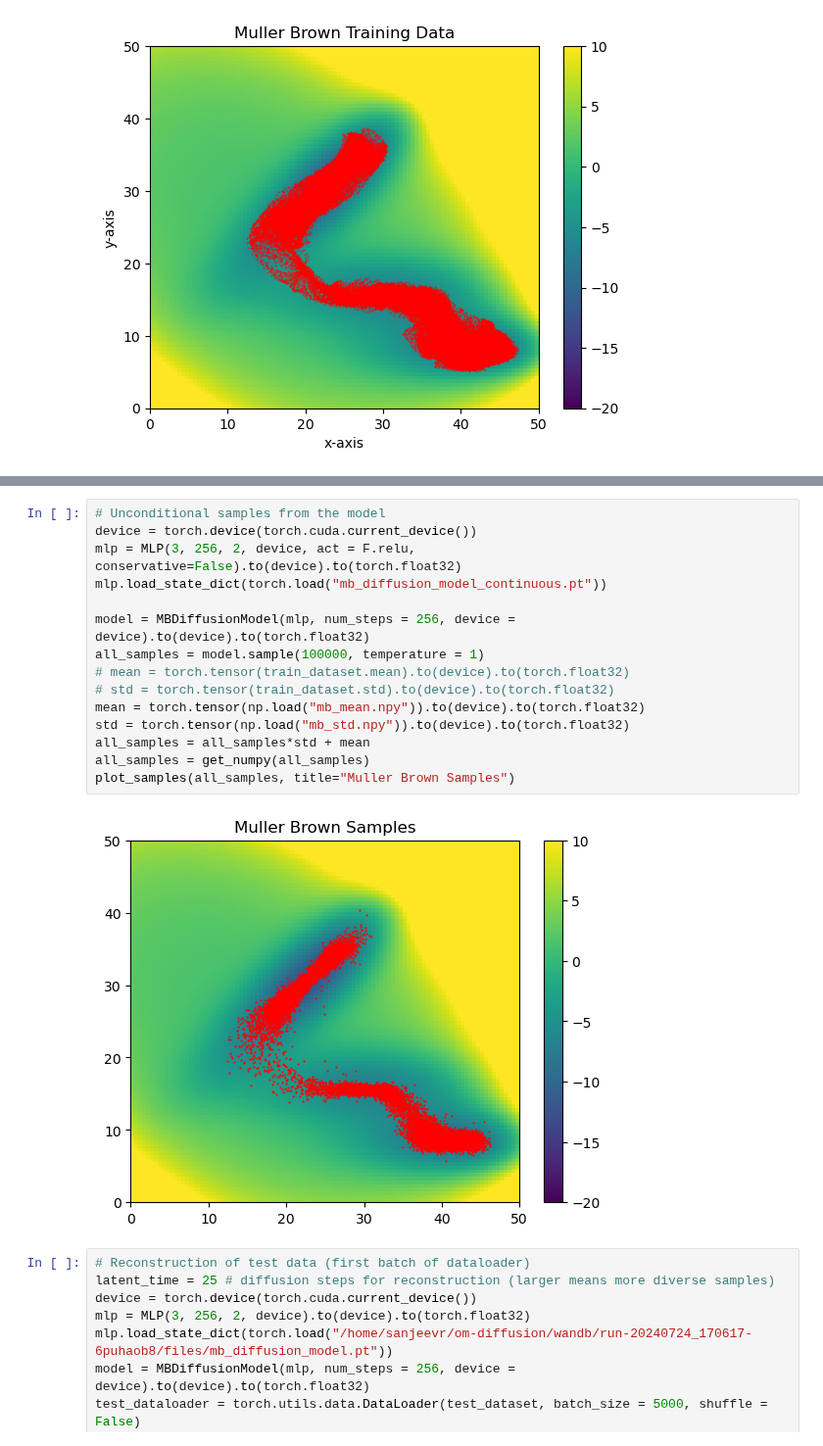
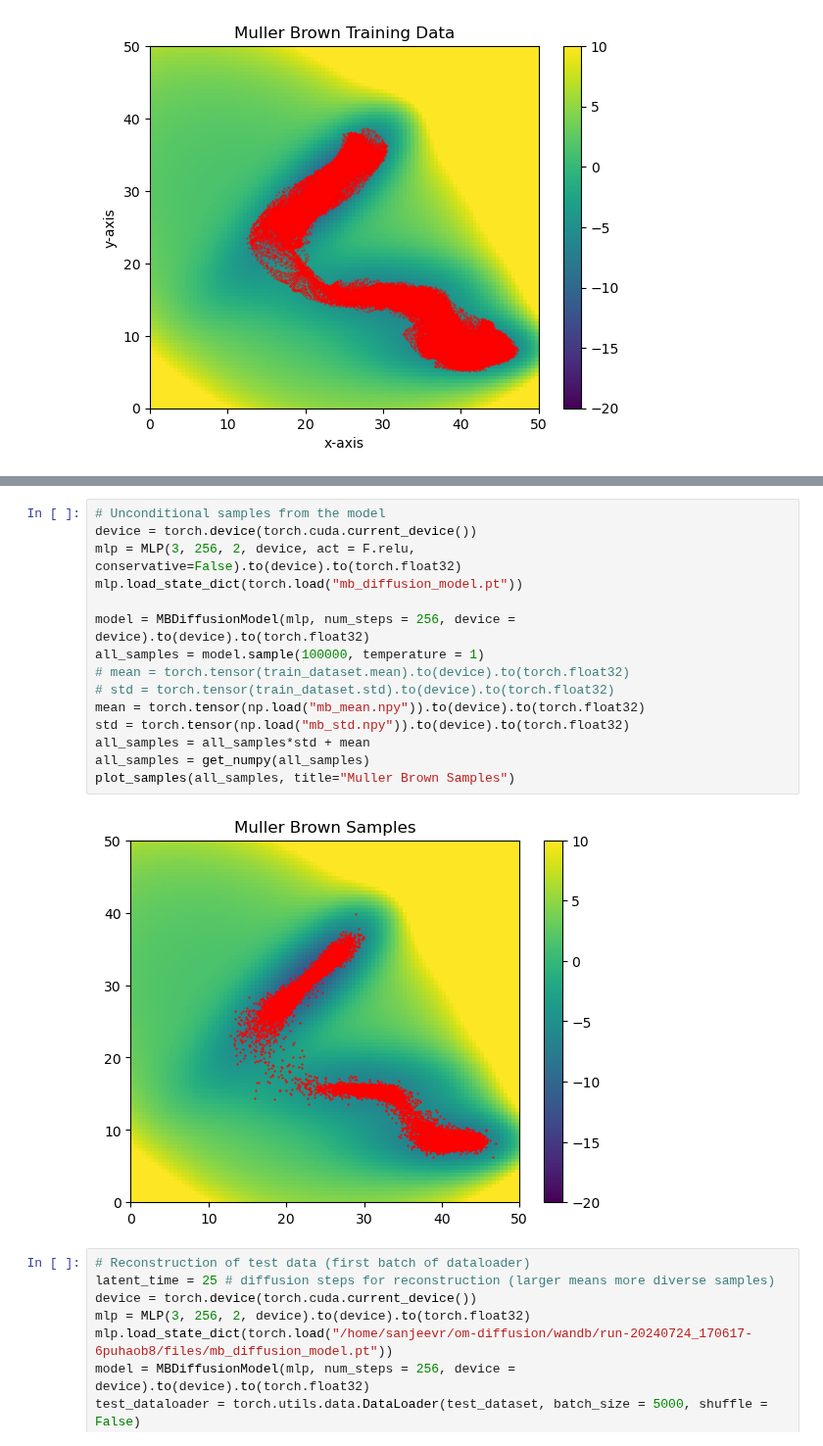
Before and after one commit to michael-psenka/OM-TPS, a Jupyter notebook: train_diffusion_mb.ipynb, the cells around one changed output, grey strips where cells are left out. Shown at 98% size. Saved outputs shown, nothing was run; the diff lists cells and outputs as text.

```diff
--- a/train_diffusion_mb.ipynb
+++ b/train_diffusion_mb.ipynb
@@ -343,20 +687,20 @@ if not DISABLE_WANDB_LOGGING:
 # %%
 # Unconditional samples from the model
 device = torch.device(torch.cuda.current_device())
 mlp = MLP(3, 256, 2, device, act = F.relu, conservative=False).to(device).to(torch.float32)
-mlp.load_state_dict(torch.load("mb_diffusion_model_continuous.pt"))
+mlp.load_state_dict(torch.load("mb_diffusion_model.pt"))
 
 model = MBDiffusionModel(mlp, num_steps = 256, device = device).to(device).to(torch.float32)
 all_samples = model.sample(100000, temperature = 1)
 # mean = torch.tensor(train_dataset.mean).to(device).to(torch.float32)
 # std = torch.tensor(train_dataset.std).to(device).to(torch.float32)
 mean = torch.tensor(np.load("mb_mean.npy")).to(device).to(torch.float32)
 std = torch.tensor(np.load("mb_std.npy")).to(device).to(torch.float32)
 all_samples = all_samples*std + mean
 all_samples = get_numpy(all_samples)
 plot_samples(all_samples, title="Muller Brown Samples")
 # %% [output]
-[figure, old version]
+[figure, new version]
 # %%
 # Reconstruction of test data (first batch of dataloader)
 latent_time = 25 # diffusion steps for reconstruction (larger means more diverse samples)
```
Also changed, not shown: parts of 10 cells of this notebook, 3 other files.
